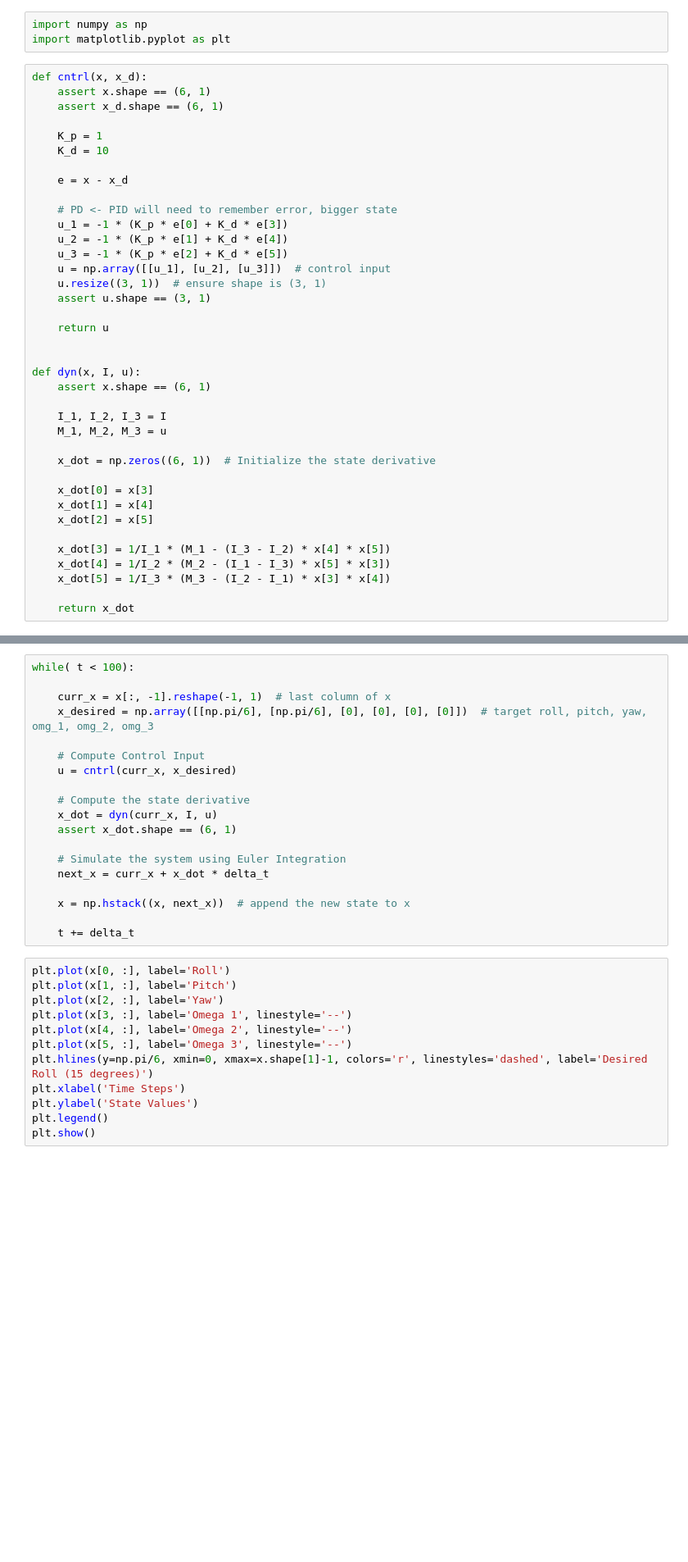
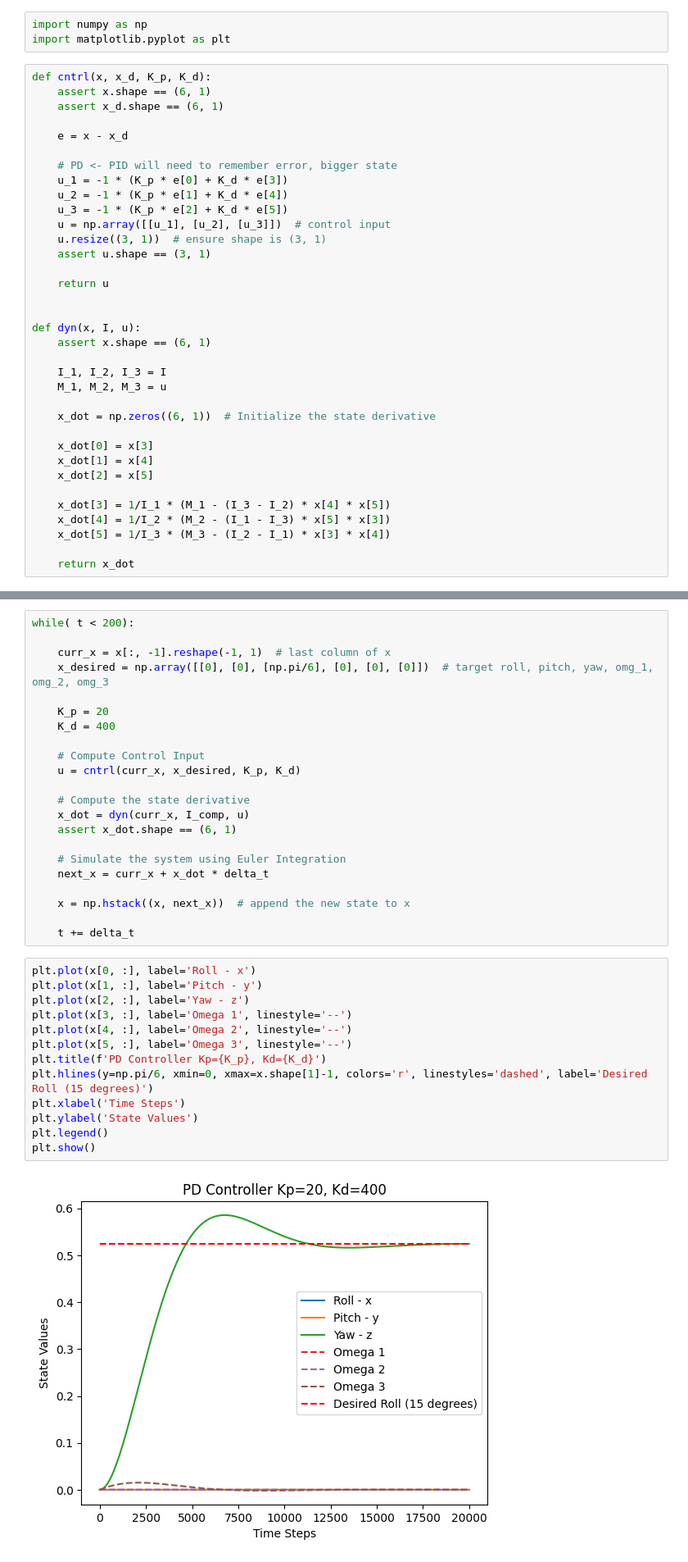
Before and after one commit to gibbsalex/my-demos, a Jupyter notebook: dyn_sim/blue_ring_acs/sim.ipynb, the cells around one changed output, grey strips where cells are left out. Shown at 82% size. Drawn from its saved outputs; the diff is of its cells as text; blank space fills up the shorter version.

```diff
--- a/dyn_sim/blue_ring_acs/sim.ipynb
+++ b/dyn_sim/blue_ring_acs/sim.ipynb
@@ -2,12 +2,9 @@
 import numpy as np
 import matplotlib.pyplot as plt
 # %%
-def cntrl(x, x_d):
+def cntrl(x, x_d, K_p, K_d):
     assert x.shape == (6, 1)
     assert x_d.shape == (6, 1)
-
-    K_p = 1
-    K_d = 10
 
     e = x - x_d
 
@@ -51,14 +83,17 @@ t = 0  # initial time
 # %%
-while( t < 100):
+while( t < 200):
 
     curr_x = x[:, -1].reshape(-1, 1)  # last column of x
-    x_desired = np.array([[np.pi/6], [np.pi/6], [0], [0], [0], [0]])  # target roll, pitch, yaw, omg_1, omg_2, omg_3
+    x_desired = np.array([[0], [0], [np.pi/6], [0], [0], [0]])  # target roll, pitch, yaw, omg_1, omg_2, omg_3
+
+    K_p = 20
+    K_d = 400
 
     # Compute Control Input
-    u = cntrl(curr_x, x_desired)
+    u = cntrl(curr_x, x_desired, K_p, K_d)
 
     # Compute the state derivative
-    x_dot = dyn(curr_x, I, u)
+    x_dot = dyn(curr_x, I_comp, u)
     assert x_dot.shape == (6, 1)
 
     # Simulate the system using Euler Integration
@@ -68,14 +103,17 @@ while( t < 100):
 
     t += delta_t
 # %%
-plt.plot(x[0, :], label='Roll')
-plt.plot(x[1, :], label='Pitch')
-plt.plot(x[2, :], label='Yaw')
+plt.plot(x[0, :], label='Roll - x')
+plt.plot(x[1, :], label='Pitch - y')
+plt.plot(x[2, :], label='Yaw - z')
 plt.plot(x[3, :], label='Omega 1', linestyle='--')
 plt.plot(x[4, :], label='Omega 2', linestyle='--')
 plt.plot(x[5, :], label='Omega 3', linestyle='--')
+plt.title(f'PD Controller Kp={K_p}, Kd={K_d}')
 plt.hlines(y=np.pi/6, xmin=0, xmax=x.shape[1]-1, colors='r', linestyles='dashed', label='Desired Roll (15 degrees)')
 plt.xlabel('Time Steps')
 plt.ylabel('State Values')
 plt.legend()
 plt.show()
+# %% [output]
+[figure, added]
```
Also changed, not shown: parts of 3 cells of this notebook, 3 other files.
